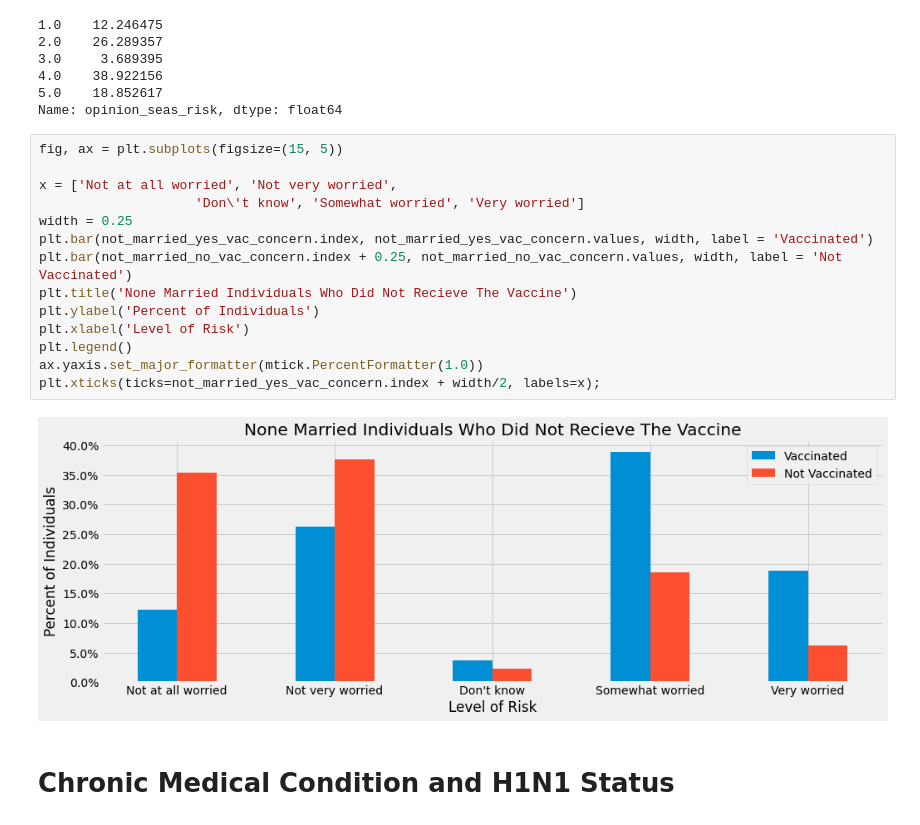
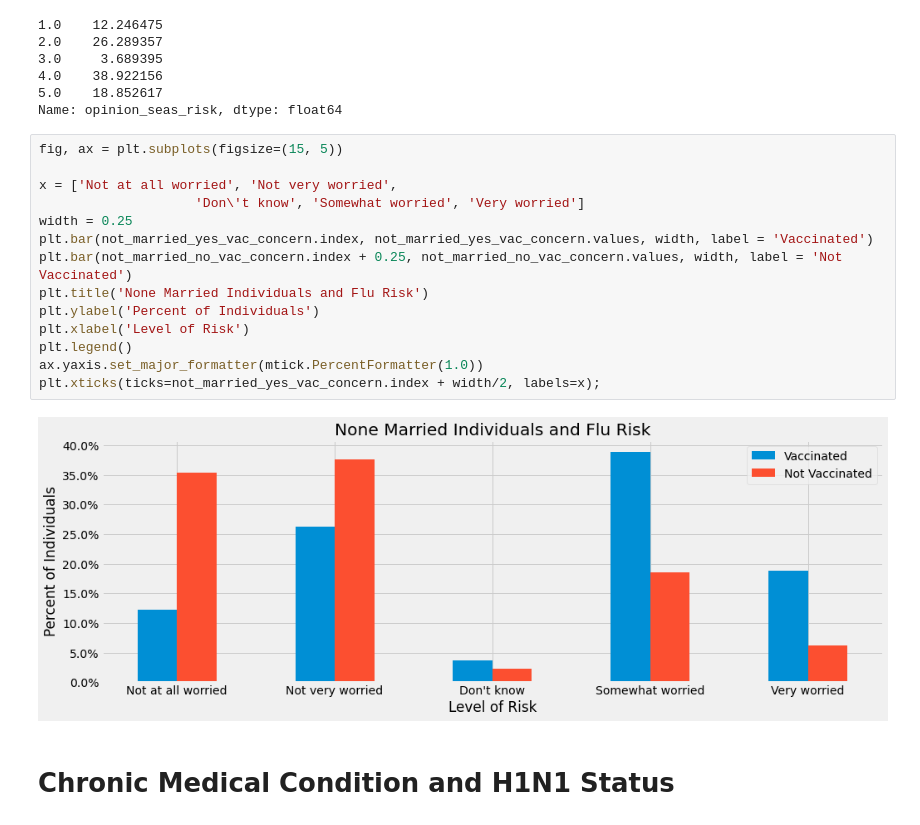
Before and after one commit to mankah/Capstone, a Jupyter notebook: Flu_analysis_models/00_Seasonal_Flu_Analysis.ipynb, the cells around one changed output. Cells and saved outputs as stored; diff of their text form.

```diff
--- a/Flu_analysis_models/00_Seasonal_Flu_Analysis.ipynb
+++ b/Flu_analysis_models/00_Seasonal_Flu_Analysis.ipynb
@@ -859,19 +859,19 @@ Name: opinion_seas_risk, dtype: float64
 # %%
 fig, ax = plt.subplots(figsize=(15, 5))
 
 x = ['Not at all worried', 'Not very worried',
                     'Don\'t know', 'Somewhat worried', 'Very worried']
 width = 0.25
 plt.bar(not_married_yes_vac_concern.index, not_married_yes_vac_concern.values, width, label = 'Vaccinated')
 plt.bar(not_married_no_vac_concern.index + 0.25, not_married_no_vac_concern.values, width, label = 'Not Vaccinated')
-plt.title('None Married Individuals Who Did Not Recieve The Vaccine')
+plt.title('None Married Individuals and Flu Risk')
 plt.ylabel('Percent of Individuals')
 plt.xlabel('Level of Risk')
 plt.legend()
 ax.yaxis.set_major_formatter(mtick.PercentFormatter(1.0))
 plt.xticks(ticks=not_married_yes_vac_concern.index + width/2, labels=x);
 # %% [output]
-[figure, old version]
+[figure, new version]
 # %% [markdown]
 # Chronic Medical Condition and H1N1 Status
 # %%
```
Also changed, not shown: parts of 11 cells of this notebook.
